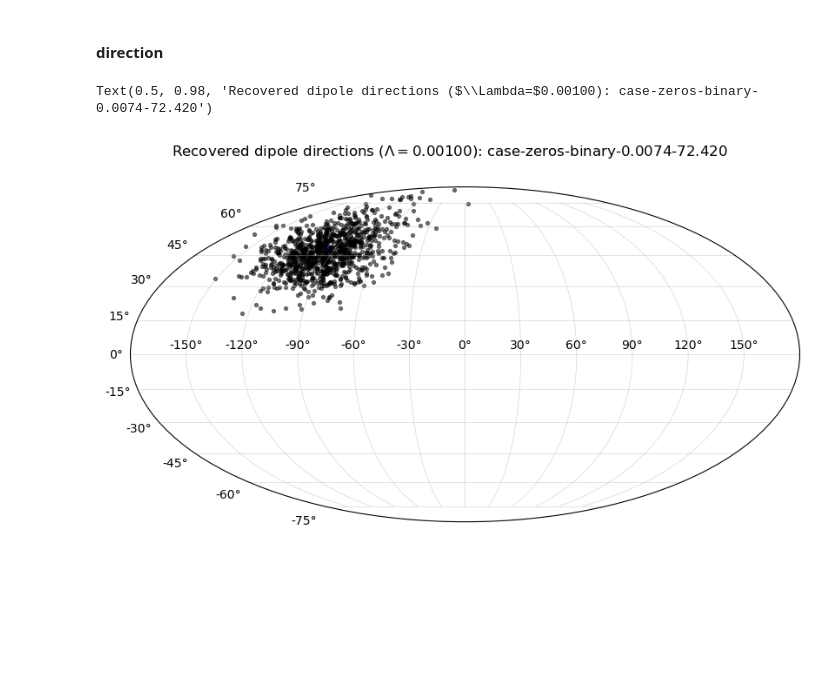
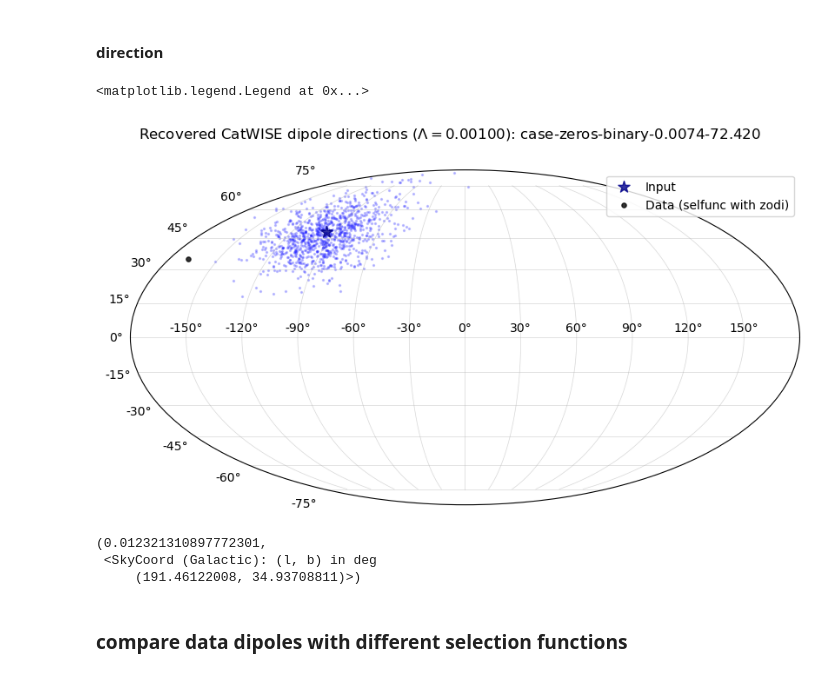
Before and after one commit to abbyw24/lss-dipoles, a Jupyter notebook: notebooks/2024-11-26_S21_significance.ipynb, the cells around one changed output. Cells and saved outputs as stored; diff of their text form; code cells hidden in the pictures; blank space fills up the shorter version.

Commit message:
update notebooks: Cell plots

```diff
--- a/notebooks/2024-11-26_S21_significance.ipynb
+++ b/notebooks/2024-11-26_S21_significance.ipynb
@@ -19,2 +22,16 @@ from dipole import get_dipole, cmb_dipole
+# %%
+# results dir
+RESULTDIR = '/scratch/aew492/lss-dipoles_results/results'
 # %% [markdown]
 ### load recovered dipole in data
+# %%
+dir_results_data = os.path.join(RESULTDIR, 'results_data')
+case_dict_data = {
+    "catalog_name": 'catwise',
+    "selfunc_mode": 'catwise_zodi', #this also multiplies in the mask
+    "tag": f"_case-catwise_zodi"
+}
+fn_comps_data = os.path.join(dir_results_data, f"dipole_comps_Lambdas_{case_dict_data['catalog_name']}{case_dict_data['tag']}.npy")
+result_dict = np.load(fn_comps_data, allow_pickle=True).item()
+dipole_comps_data = result_dict['dipole_comps']
+Lambdas_data = result_dict['Lambdas']
@@ -97,25 +117,38 @@ input_dir = cmb_dipole()[1]
 # %%
 # pick a Lambda
 Lambda = 1e-3
-iLambda = np.argmin(np.abs(Lambdas_mocks[0]-Lambda))
+iLambda_data = np.argmin(np.abs(Lambdas_data[0]-Lambda))
+iLambda_mocks = np.argmin(np.abs(Lambdas_mocks[0]-Lambda))
+# %%
+# recovered dipole amplitude and direction in the data
+dipole_amp_data, dipole_dir_data = get_dipole(dipole_comps_data[iLambda_data,:])
 # %%
 fig = plt.figure(figsize=(14,5))
 ax = fig.add_subplot(111, projection='mollweide')
 ax.grid(alpha=0.5, lw=0.5)
 
 # recovered directions *galactic coords*
 for dipdirs in dipole_dirs_mocks:
-    dipdir = dipdirs[iLambda]
+    dipdir = dipdirs[iLambda_mocks]
     theta, phi = tools.lonlat_to_thetaphi(dipdir.galactic.l, dipdir.galactic.b)
-    ax.scatter(phi.wrap_at(np.pi * u.rad), np.pi/2 * u.rad - theta, alpha=0.4, c='k', s=6)
+    ax.scatter(phi.wrap_at(np.pi * u.rad), np.pi/2 * u.rad - theta, alpha=0.2, c='b', s=2)
 
 # input dipole
 theta, phi = tools.lonlat_to_thetaphi(input_dir.galactic.l, input_dir.galactic.b)
-ax.scatter(phi.wrap_at(np.pi * u.rad), np.pi/2 * u.rad - theta, alpha=0.7, c='b', marker='*', s=100)
+ax.scatter(phi.wrap_at(np.pi * u.rad), np.pi/2 * u.rad - theta, alpha=0.8, c='darkblue', marker='*', s=100, label='Input')
 
 # data dipole
+theta, phi = tools.lonlat_to_thetaphi(dipole_dir_data.galactic.l, dipole_dir_data.galactic.b)
+ax.scatter(phi.wrap_at(np.pi * u.rad), np.pi/2 * u.rad - theta, alpha=0.8, c='k', s=14, zorder=1000, label='Data (selfunc with zodi)')
 
-fig.suptitle('Recovered dipole directions ('r'$\Lambda=$'f'{Lambdas_mocks[0][iLambda]:.5f}): '+case_dict_mock['tag'][1:])
+fig.suptitle('Recovered CatWISE dipole directions ('r'$\Lambda=$'f'{Lambdas_mocks[0][iLambda]:.5f}): '+case_dict_mock['tag'][1:])
+ax.legend()
 # %% [output]
-Text(0.5, 0.98, 'Recovered dipole directions ($\\Lambda=$0.00100): case-zeros-binary-0.0074-72.420')
+<matplotlib.legend.Legend at 0x...>
-[figure, old version]
+[figure, new version]
+# %%
+dipole_amp_data, dipole_dir_data.galactic
+# %% [output]
+(0.012321310897772301,
+ <SkyCoord (Galactic): (l, b) in deg
+     (191.46122008, 34.93708811)>)
@@ -121,0 +157,2 @@ Text(0.5, 0.98, 'Recovered dipole directions ($\\Lambda=$0.00100): case-zeros-bi
+# %% [markdown]
+### compare data dipoles with different selection functions
```
Also changed, not shown: parts of 12 cells of this notebook, 4 other files.
